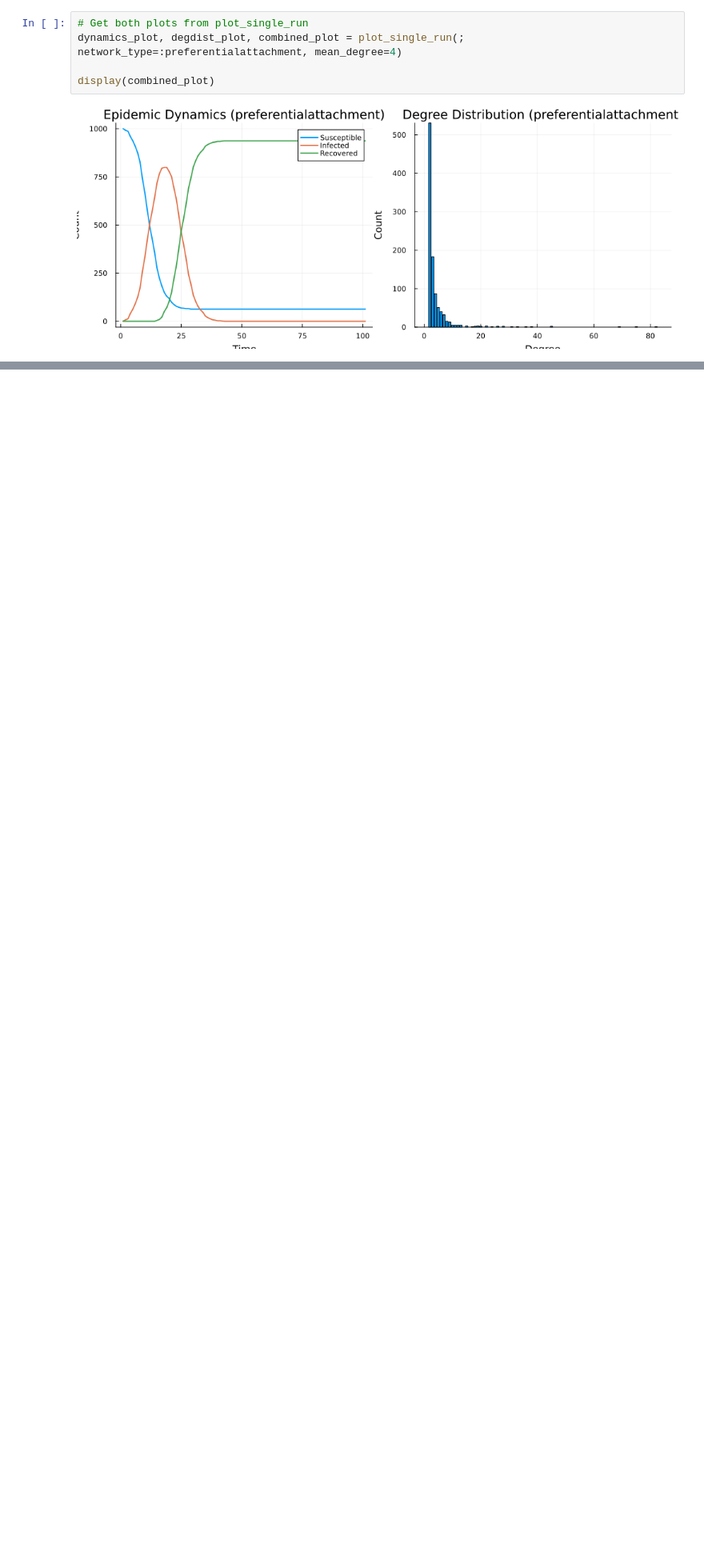
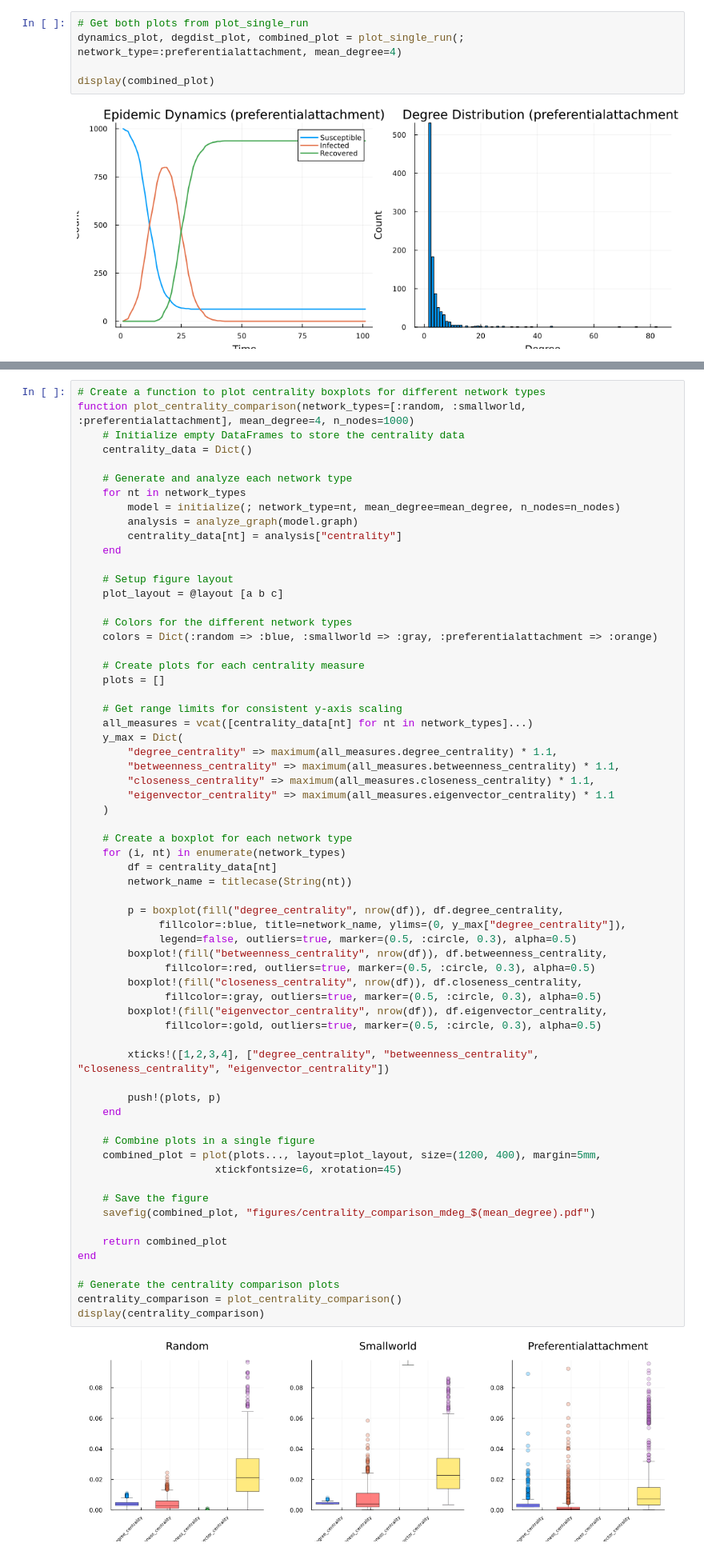
Before and after one commit to lstell21/espidam-tutorial-2025, a Jupyter notebook: Part1.ipynb, the cells around one changed output, grey strips where cells are left out. Shown at 80% size. Drawn from its saved outputs; the diff is of its cells as text; blank space fills up the shorter version.

```diff
--- a/Part1.ipynb
+++ b/Part1.ipynb
@@ -387,0 +450,66 @@ Analyzing metrics for preferentialattachment network...
+# %%
+# Create a function to plot centrality boxplots for different network types
+function plot_centrality_comparison(network_types=[:random, :smallworld, :preferentialattachment], mean_degree=4, n_nodes=1000)
+    # Initialize empty DataFrames to store the centrality data
+    centrality_data = Dict()
+
+    # Generate and analyze each network type
+    for nt in network_types
+        model = initialize(; network_type=nt, mean_degree=mean_degree, n_nodes=n_nodes)
+        analysis = analyze_graph(model.graph)
+        centrality_data[nt] = analysis["centrality"]
+    end
+
+    # Setup figure layout
+    plot_layout = @layout [a b c]
+
+    # Colors for the different network types
+    colors = Dict(:random => :blue, :smallworld => :gray, :preferentialattachment => :orange)
+
+    # Create plots for each centrality measure
+    plots = []
+
+    # Get range limits for consistent y-axis scaling
+    all_measures = vcat([centrality_data[nt] for nt in network_types]...)
+    y_max = Dict(
+        "degree_centrality" => maximum(all_measures.degree_centrality) * 1.1,
+        "betweenness_centrality" => maximum(all_measures.betweenness_centrality) * 1.1,
+        "closeness_centrality" => maximum(all_measures.closeness_centrality) * 1.1,
+        "eigenvector_centrality" => maximum(all_measures.eigenvector_centrality) * 1.1
+    )
+
+    # Create a boxplot for each network type
+    for (i, nt) in enumerate(network_types)
+        df = centrality_data[nt]
+        network_name = titlecase(String(nt))
+
+        p = boxplot(fill("degree_centrality", nrow(df)), df.degree_centrality,
+             fillcolor=:blue, title=network_name, ylims=(0, y_max["degree_centrality"]),
+             legend=false, outliers=true, marker=(0.5, :circle, 0.3), alpha=0.5)
+        boxplot!(fill("betweenness_centrality", nrow(df)), df.betweenness_centrality,
+              fillcolor=:red, outliers=true, marker=(0.5, :circle, 0.3), alpha=0.5)
+        boxplot!(fill("closeness_centrality", nrow(df)), df.closeness_centrality,
+              fillcolor=:gray, outliers=true, marker=(0.5, :circle, 0.3), alpha=0.5)
+        boxplot!(fill("eigenvector_centrality", nrow(df)), df.eigenvector_centrality,
+              fillcolor=:gold, outliers=true, marker=(0.5, :circle, 0.3), alpha=0.5)
+
+        xticks!([1,2,3,4], ["degree_centrality", "betweenness_centrality", "closeness_centrality", "eigenvector_centrality"])
+
+        push!(plots, p)
+    end
+
+    # Combine plots in a single figure
+    combined_plot = plot(plots..., layout=plot_layout, size=(1200, 400), margin=5mm,
+                      xtickfontsize=6, xrotation=45)
+
+    # Save the figure
+    savefig(combined_plot, "figures/centrality_comparison_mdeg_$(mean_degree).pdf")
+
+    return combined_plot
+end
+
+# Generate the centrality comparison plots
+centrality_comparison = plot_centrality_comparison()
+display(centrality_comparison)
+# %% [output]
+[figure, added]
```
Also changed, not shown: parts of 10 cells of this notebook, 4 other files.
